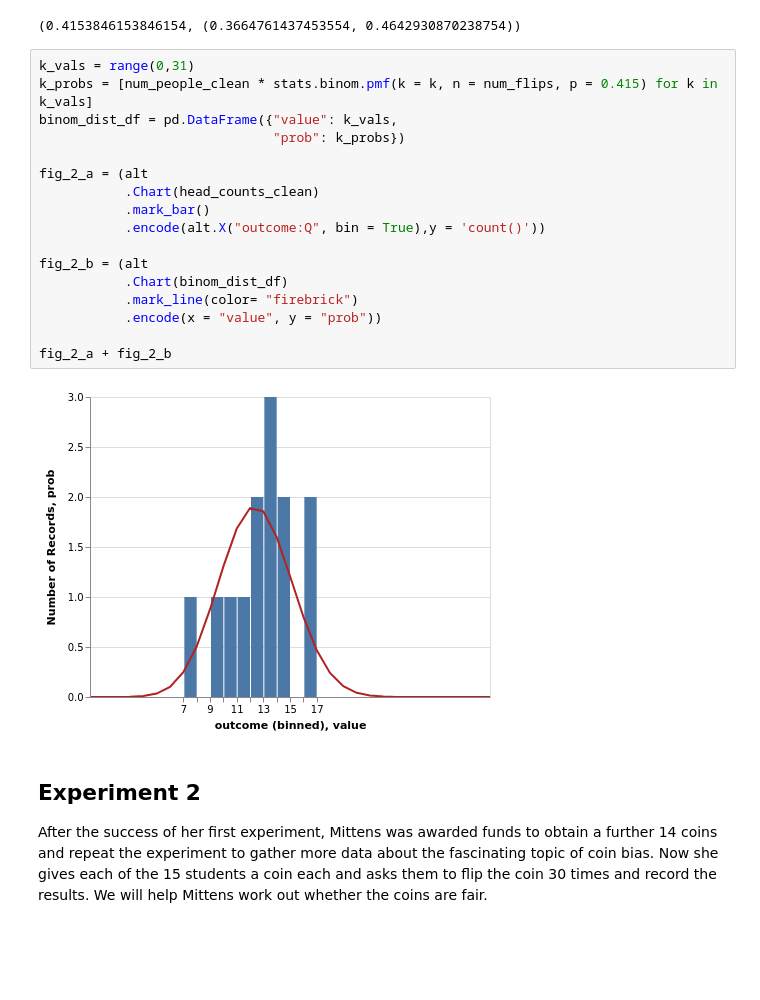
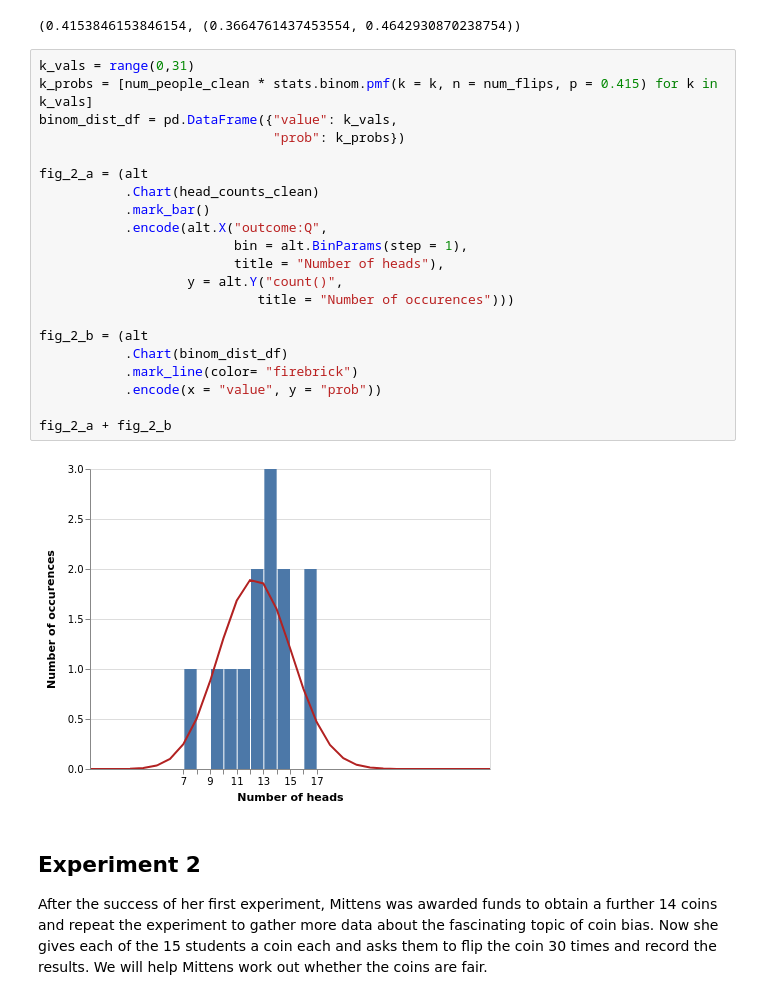
Before and after one commit to aezarebski/aas-extended-examples, a Jupyter notebook: example-1-answers.ipynb, the cells around one changed output. Saved outputs shown, nothing was run; the diff lists cells and outputs as text; blank space fills up the shorter version.

Commit message:
fine tuning figures for clarity

```diff
--- a/example-1-answers.ipynb
+++ b/example-1-answers.ipynb
@@ -126,22 +145,26 @@ wald_estimate_and_ci(num_success=total_heads_clean, num_trials=num_people_clean
 # %%
 k_vals = range(0,31)
 k_probs = [num_people_clean * stats.binom.pmf(k = k, n = num_flips, p = 0.415) for k in k_vals]
 binom_dist_df = pd.DataFrame({"value": k_vals,
                               "prob": k_probs})
 
 fig_2_a = (alt
            .Chart(head_counts_clean)
            .mark_bar()
-           .encode(alt.X("outcome:Q", bin = True),y = 'count()'))
+           .encode(alt.X("outcome:Q",
+                         bin = alt.BinParams(step = 1),
+                         title = "Number of heads"),
+                   y = alt.Y("count()",
+                            title = "Number of occurences")))
 
 fig_2_b = (alt
            .Chart(binom_dist_df)
            .mark_line(color= "firebrick")
            .encode(x = "value", y = "prob"))
 
 fig_2_a + fig_2_b
 # %% [output]
-[figure, old version]
+[figure, new version]
 # %% [markdown]
 ## Experiment 2
 
```
Also changed, not shown: parts of 4 cells of this notebook.
